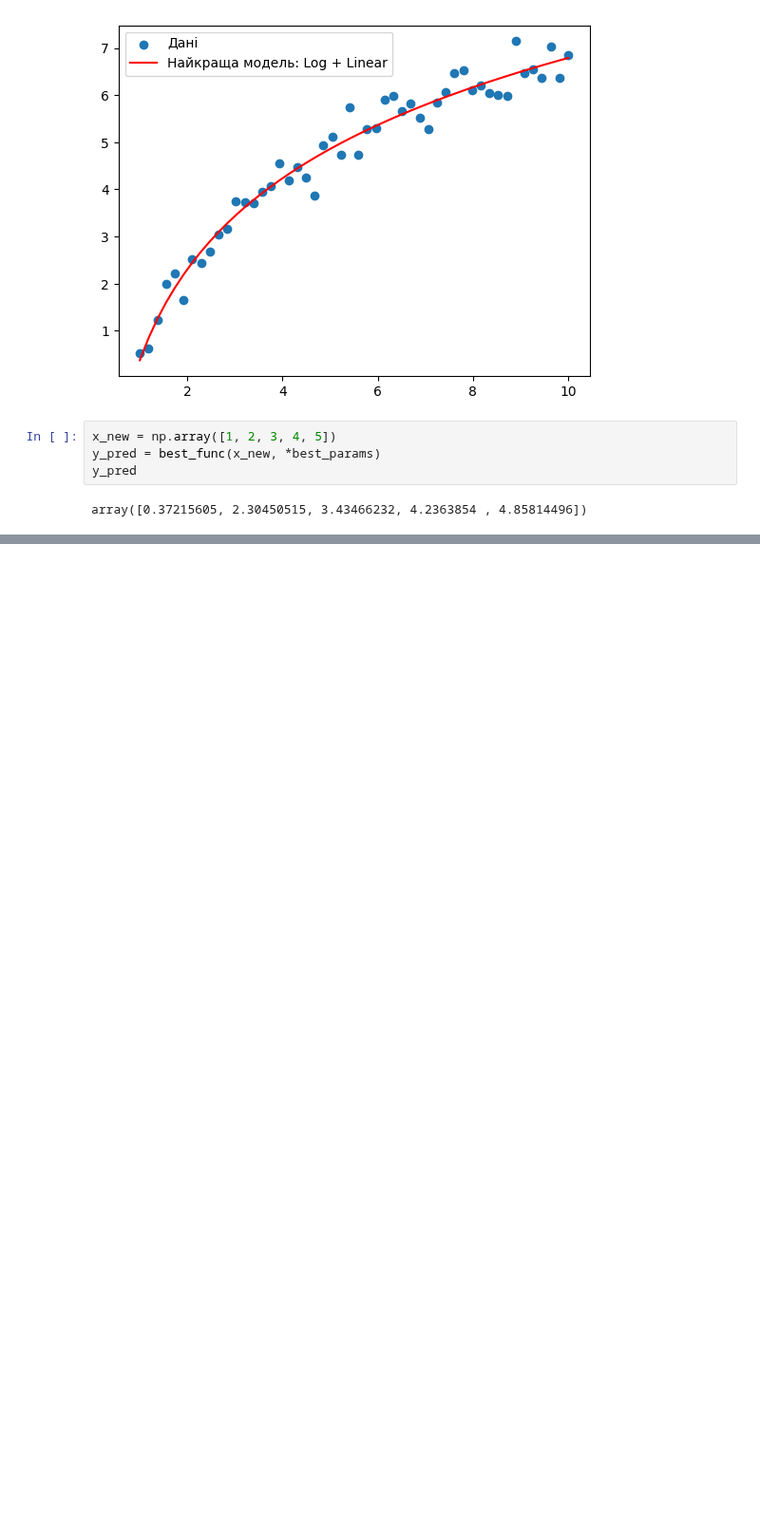
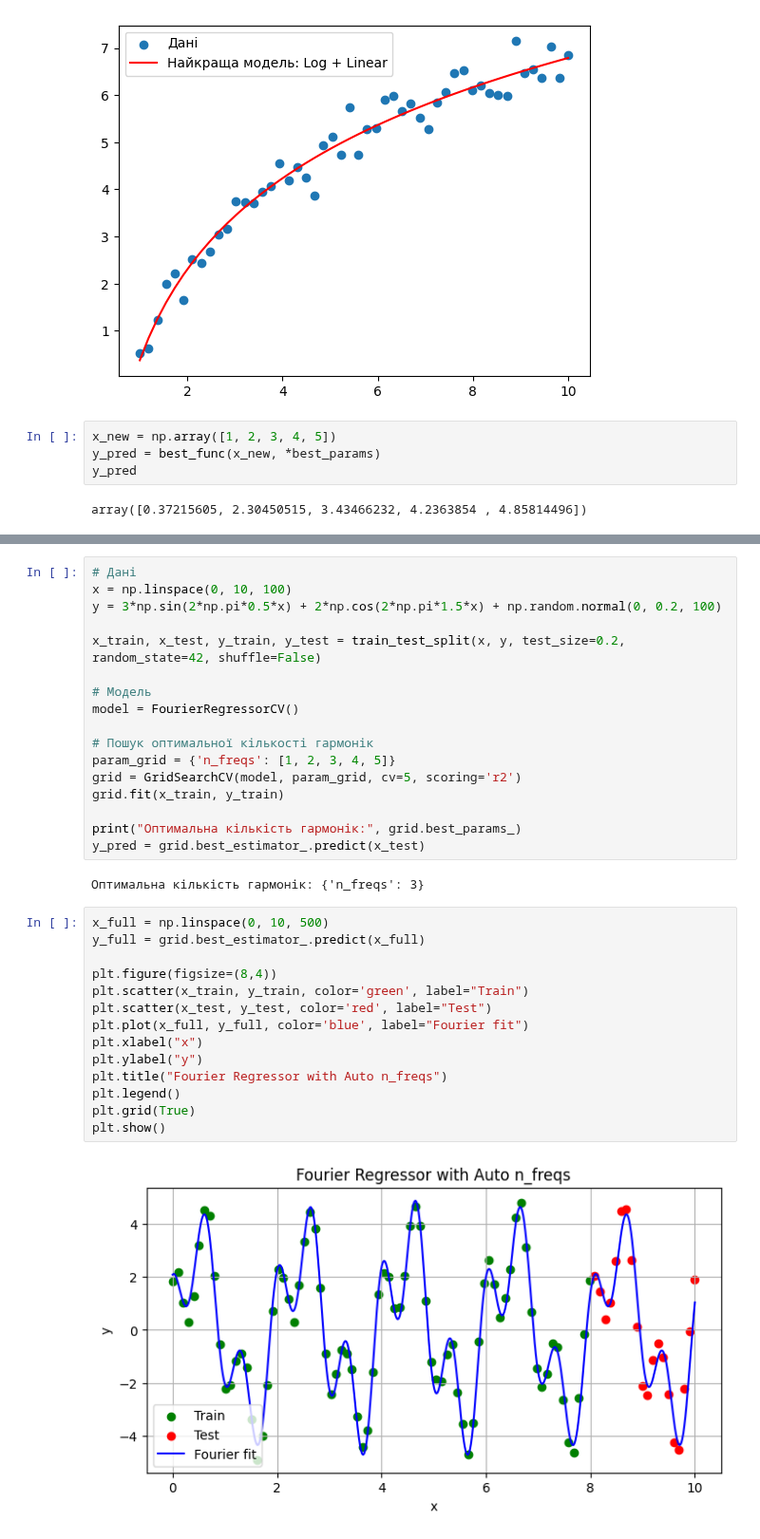
Before and after one commit to Familenko/DS-Lifehacks, a Jupyter notebook: best_math_func.ipynb, the cells around one changed output, grey strips where cells are left out. Shown at 95% size. Cells and saved outputs as stored; diff of their text form; blank space fills up the shorter version.

```diff
--- a/best_math_func.ipynb
+++ b/best_math_func.ipynb
@@ -145,0 +201,35 @@ array([0.37215605, 2.30450515, 3.43466232, 4.2363854 , 4.85814496])
+# %%
+# Дані
+x = np.linspace(0, 10, 100)
+y = 3*np.sin(2*np.pi*0.5*x) + 2*np.cos(2*np.pi*1.5*x) + np.random.normal(0, 0.2, 100)
+
+x_train, x_test, y_train, y_test = train_test_split(x, y, test_size=0.2, random_state=42, shuffle=False)
+
+# Модель
+model = FourierRegressorCV()
+
+# Пошук оптимальної кількості гармонік
+param_grid = {'n_freqs': [1, 2, 3, 4, 5]}
+grid = GridSearchCV(model, param_grid, cv=5, scoring='r2')
+grid.fit(x_train, y_train)
+
+print("Оптимальна кількість гармонік:", grid.best_params_)
+y_pred = grid.best_estimator_.predict(x_test)
+# %% [output]
+Оптимальна кількість гармонік: {'n_freqs': 3}
+# %%
+x_full = np.linspace(0, 10, 500)
+y_full = grid.best_estimator_.predict(x_full)
+
+plt.figure(figsize=(8,4))
+plt.scatter(x_train, y_train, color='green', label="Train")
+plt.scatter(x_test, y_test, color='red', label="Test")
+plt.plot(x_full, y_full, color='blue', label="Fourier fit")
+plt.xlabel("x")
+plt.ylabel("y")
+plt.title("Fourier Regressor with Auto n_freqs")
+plt.legend()
+plt.grid(True)
+plt.show()
+# %% [output]
+[figure, added]
```
Also changed, not shown: parts of 4 cells of this notebook.
